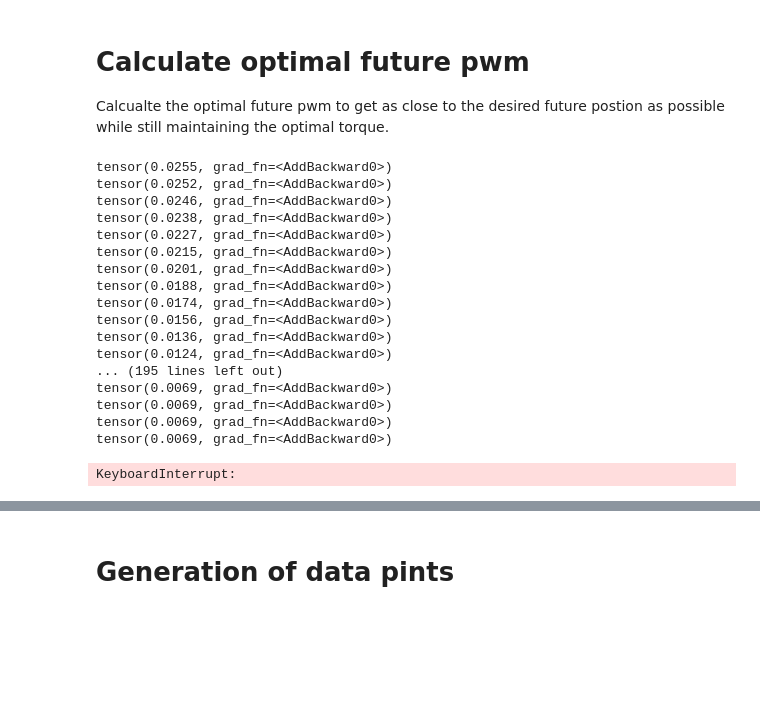
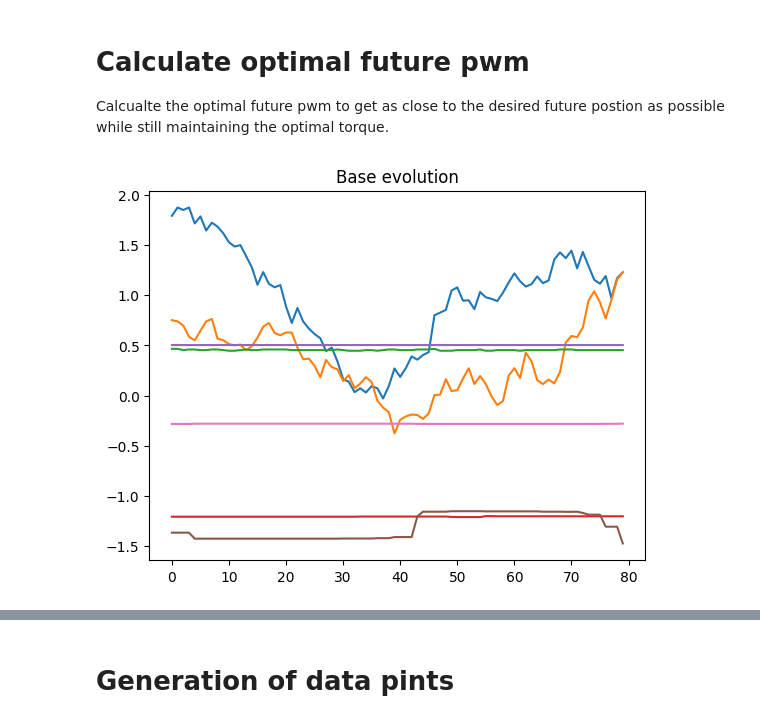
Before and after one commit to Roboy/neural-tendon-control, a Jupyter notebook: controllers/nn_1/dev/ctrl_model/generation_of_ctrl_model_dataset.ipynb, the cells around one changed output, grey strips where cells are left out. Cells and saved outputs as stored; diff of their text form; code cells hidden in the pictures; blank space fills up the shorter version.

Commit message:
Restructure optimization of future pwm input algo

```diff
--- a/controllers/nn_1/dev/ctrl_model/generation_of_ctrl_model_dataset.ipynb
+++ b/controllers/nn_1/dev/ctrl_model/generation_of_ctrl_model_dataset.ipynb
@@ -33,7 +33,7 @@ evolve_iterations = 50
 ar_dataset = SysModelDataset(
     df=sys_model_df,
     num_time_steps_before=window_input_size,
-    num_time_steps_after=30
+    num_time_steps_after=evolve_iterations
 )
 # %%
 # Create dataloader
@@ -217,28 +222,26 @@ def calc_optim_future_input(
 # %%
 past_inputs, past_outputs, past_interals, future_inputs, future_outputs, future_interals = next(iter(ar_dataloader))
 
-calc_optim_future_input(
+future_optimized_inputs, future_infered_outputs, future_infered_interals = calc_optim_future_input(
     past_inputs,
     past_outputs,
     past_interals,
     future_outputs,
 )
-# %% [output]
-tensor(0.0255, grad_fn=<AddBackward0>)
-tensor(0.0252, grad_fn=<AddBackward0>)
-tensor(0.0246, grad_fn=<AddBackward0>)
-tensor(0.0238, grad_fn=<AddBackward0>)
-tensor(0.0227, grad_fn=<AddBackward0>)
-tensor(0.0215, grad_fn=<AddBackward0>)
-tensor(0.0201, grad_fn=<AddBackward0>)
-tensor(0.0188, grad_fn=<AddBackward0>)
-tensor(0.0174, grad_fn=<AddBackward0>)
-tensor(0.0156, grad_fn=<AddBackward0>)
-tensor(0.0136, grad_fn=<AddBackward0>)
-tensor(0.0124, grad_fn=<AddBackward0>)
-... (195 lines left out)
-tensor(0.0069, grad_fn=<AddBackward0>)
-tensor(0.0069, grad_fn=<AddBackward0>)
-tensor(0.0069, grad_fn=<AddBackward0>)
-tensor(0.0069, grad_fn=<AddBackward0>)
-KeyboardInterrupt:
+# %%
+inputs = torch.cat((past_inputs, future_inputs), dim=2)
+outputs = torch.cat((past_outputs, future_outputs), dim=2)
+interals = torch.cat((past_interals, future_interals), dim=2)
+
+# Plot infered evolution
+for i in range(inputs.shape[1]):
+    plt.plot(inputs[0, i, :].detach().numpy())
+for i in range(outputs.shape[1]):
+    plt.plot(outputs[0, i, :].detach().numpy())
+for i in range(interals.shape[1]):
+    plt.plot(interals[0, i, :].detach().numpy())
+plt.title('Base evolution')
+plt.show()
+# Add title
+# %% [output]
+[figure, added]
```
Also changed, not shown: parts of 2 cells of this notebook.
